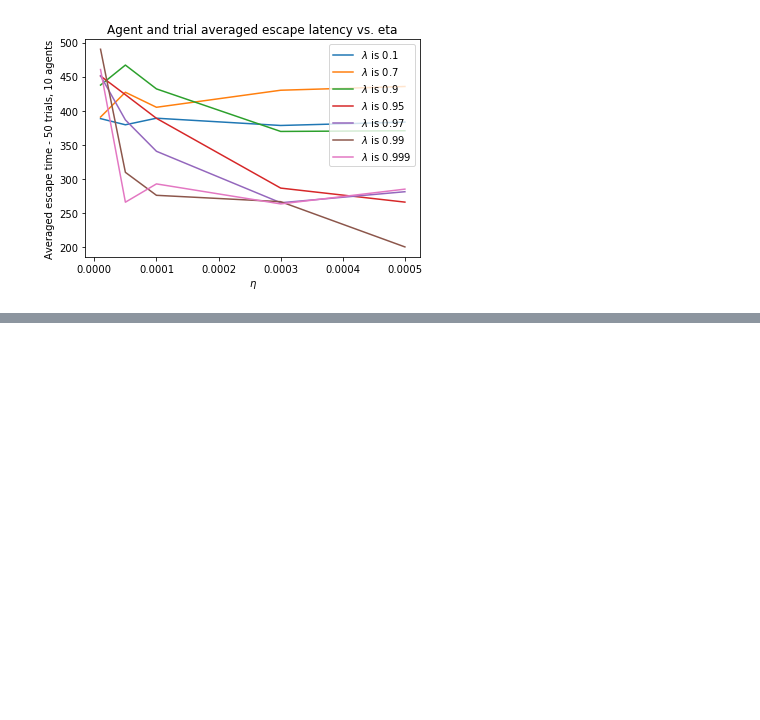
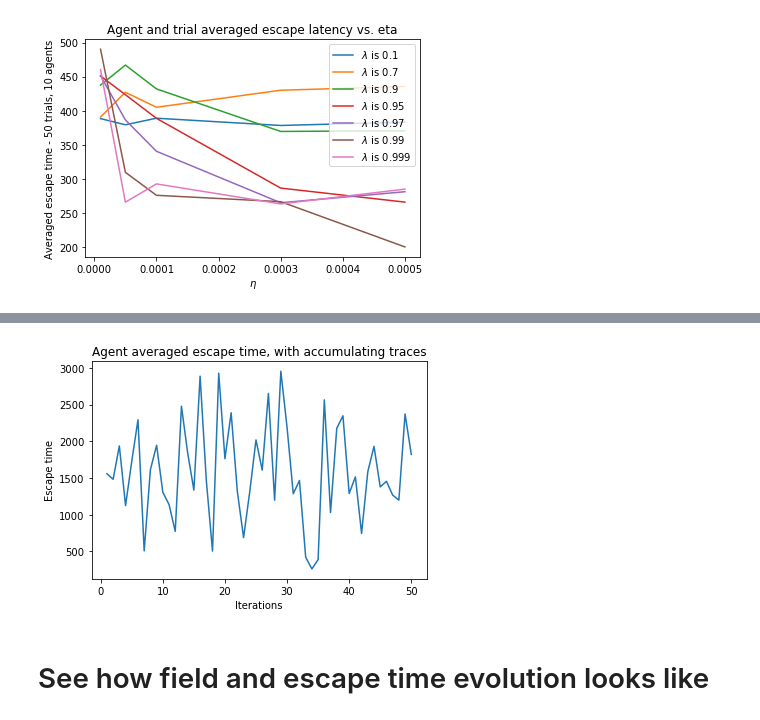
Before and after one commit to sergeivolodin/MountainCarRL, a Jupyter notebook: arvin/main.ipynb, the cells around one changed output, grey strips where cells are left out. Drawn from its saved outputs; the diff is of its cells as text; code cells hidden in the pictures; blank space fills up the shorter version.

```diff
--- a/arvin/main.ipynb
+++ b/arvin/main.ipynb
@@ -598,0 +754,12 @@ t = 199.0
+# %%
+num_ags = 10
+its = 50
+times = np.zeros((num_ags,its))
+for i in range(num_ags):
+    print("AGENT {}".format(i))
+    d = SlightlySmarterAgent()
+    for j in range(its):
+        print("ITS {}".format(j))
+        time, hist = d.learn_replace(max_steps = 5000)
+        times[i,j] = time
+        print("Escape time is {}".format(time))
@@ -598,0 +794,12 @@ t = 199.0
+# %%
+av_times = np.mean(times, axis=0)
+plt.figure()
+plt.title("Agent averaged escape time, with accumulating traces")
+plt.plot(np.linspace(1,its,its),av_times)
+plt.ylabel("Escape time")
+plt.xlabel("Iterations")
+plt.show()
+# %% [output]
+[figure, added]
+# %% [markdown]
+# See how field and escape time evolution looks like
```
Also changed, not shown: parts of 37 cells of this notebook.
